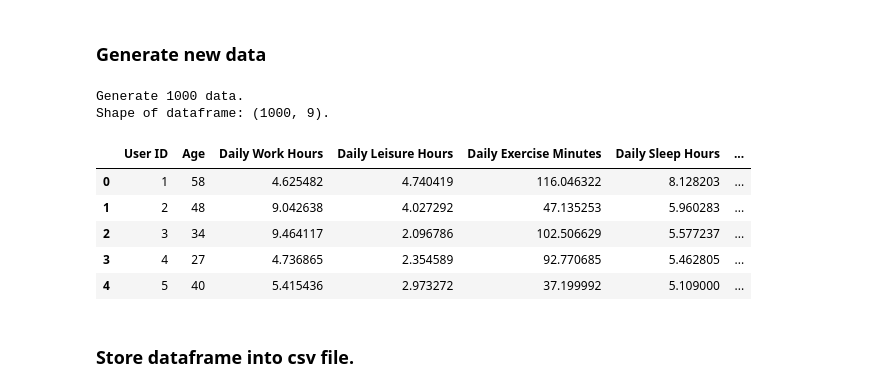
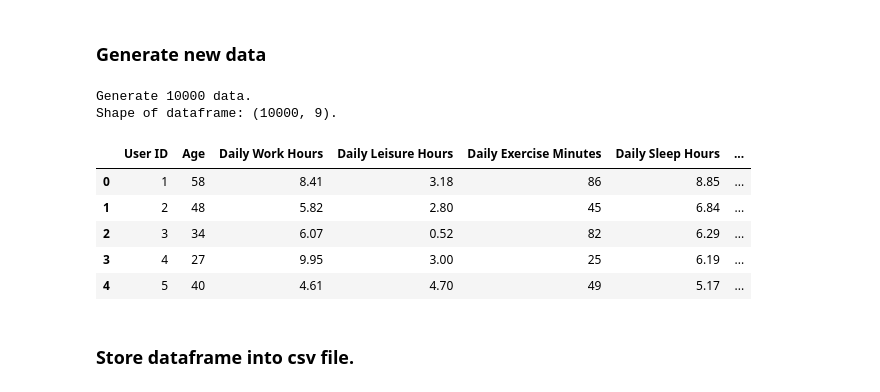
Before and after one commit to yceugene/learnsync, a Jupyter notebook: src/simulation.ipynb, the cells around one changed output. Drawn from its saved outputs; the diff is of its cells as text; code cells hidden in the pictures.

Commit message:
Merge the dataset.

```diff
--- a/src/simulation.ipynb
+++ b/src/simulation.ipynb
@@ -50,11 +50,21 @@ def gen_dataset(n_samples=500):
     user_id = np.arange(1, n_samples + 1)
     age = np.random.randint(20, 60, size=n_samples)
     daily_work_hours = np.random.uniform(4, 10, size=n_samples)
+    daily_work_hours = np.round(daily_work_hours, 2)
+
     daily_leisure_hours = np.random.uniform(0.5, 5, size=n_samples)
-    daily_exercise_minutes = np.random.uniform(0, 120, size=n_samples)
+    daily_leisure_hours = np.round(daily_leisure_hours, 2)
+
+    daily_exercise_minutes = np.random.randint(0, 120, size=n_samples)
+
     daily_sleep_hours = np.random.uniform(5, 9, size=n_samples)
+    daily_sleep_hours = np.round(daily_sleep_hours, 2)
+
     screen_time = np.random.uniform(1, 6, size=n_samples)
+    screen_time = np.round(screen_time, 2)
+
     commute_time = np.random.uniform(0, 2, size=n_samples)
+    commute_time = np.round(commute_time, 2)
 
     # Convert exercise time to hours
     exercise_hours = daily_exercise_minutes / 60.0
@@ -65,42 +75,43 @@ def gen_dataset(n_samples=500):
         + 1.0 * daily_sleep_hours        # Better sleep supports better focus and output
         + 0.8 * exercise_hours           # Physical activity improves energy and alertness
         + 0.4 * daily_leisure_hours      # Moderate leisure helps reduce stress
         - 0.6 * commute_time             # Longer commutes reduce time and energy for work
         - 0.05 * age                     # Slight decline in productivity with age
         - 0.2 * screen_time              # Excessive screen time may distract or tire users
         + np.random.normal(0, 2, size=n_samples)  # Add some noise to mimic real-life variance
     )
+    productivity_score = productivity_score.astype(int)
 
     # Clip productivity score to 0–100 range
     productivity_score = np.clip(productivity_score, 0, 100)
 
     # Create the final DataFrame
     df = pd.DataFrame({
         'User ID': user_id,
         'Age': age,
         'Daily Work Hours': daily_work_hours,
         'Daily Leisure Hours': daily_leisure_hours,
         'Daily Exercise Minutes': daily_exercise_minutes,
         'Daily Sleep Hours': daily_sleep_hours,
         'Screen Time (hours)': screen_time,
         'Commute Time (hours)': commute_time,
-        'Productivity Level': productivity_score
+        'Productivity Score': productivity_score
     })
 
     return df
 
-gen_data = gen_dataset(n_samples=1000)
+gen_data = gen_dataset(n_samples=10000)
 print(f"Generate {gen_data.shape[0]} data. \nShape of dataframe: {gen_data.shape}.")
 display(gen_data.head(5))
 # %% [output]
-Generate 1000 data.
-Shape of dataframe: (1000, 9).
+Generate 10000 data.
+Shape of dataframe: (10000, 9).
 |  | User ID | Age | Daily Work Hours | Daily Leisure Hours | Daily Exercise Minutes | Daily Sleep Hours | ... |
-| 0 | 1 | 58 | 4.625482 | 4.740419 | 116.046322 | 8.128203 | ... |
-| 1 | 2 | 48 | 9.042638 | 4.027292 | 47.135253 | 5.960283 | ... |
-| 2 | 3 | 34 | 9.464117 | 2.096786 | 102.506629 | 5.577237 | ... |
-| 3 | 4 | 27 | 4.736865 | 2.354589 | 92.770685 | 5.462805 | ... |
-| 4 | 5 | 40 | 5.415436 | 2.973272 | 37.199992 | 5.109000 | ... |
+| 0 | 1 | 58 | 8.41 | 3.18 | 86 | 8.85 | ... |
+| 1 | 2 | 48 | 5.82 | 2.80 | 45 | 6.84 | ... |
+| 2 | 3 | 34 | 6.07 | 0.52 | 82 | 6.29 | ... |
+| 3 | 4 | 27 | 9.95 | 3.00 | 25 | 6.19 | ... |
+| 4 | 5 | 40 | 4.61 | 4.70 | 49 | 5.17 | ... |
 # %% [markdown]
 ### Store dataframe into csv file.
 # %%
```
Also changed, not shown: parts of 9 cells of this notebook, 1 other file.
